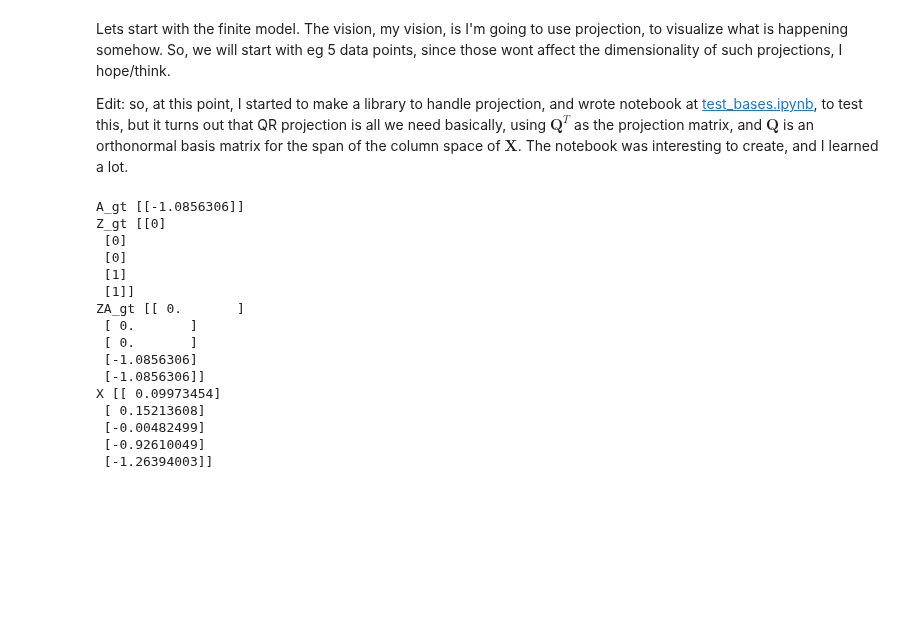
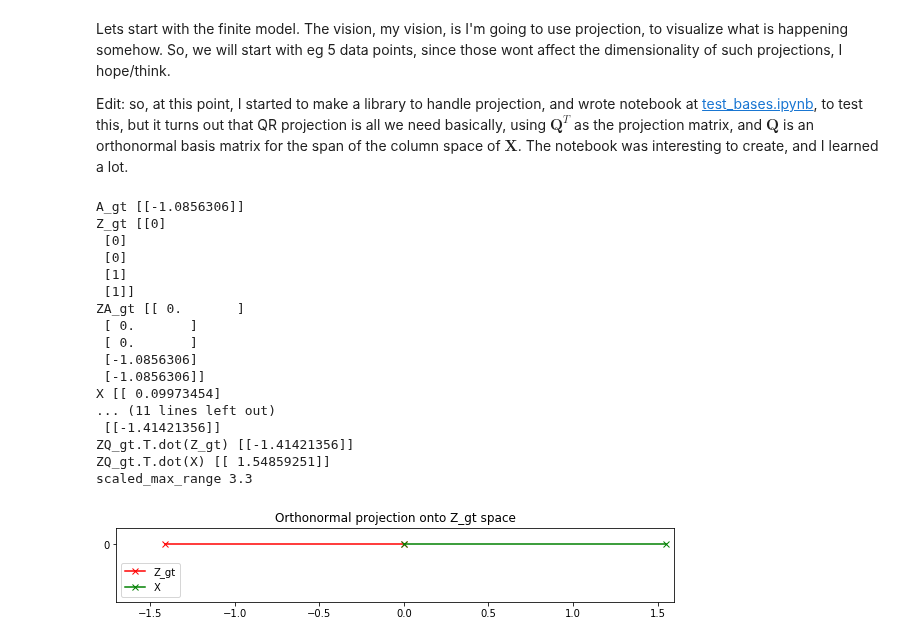
Before and after one commit to hughperkins/selfstudy-IBP, a Jupyter notebook: play_likelihood_attempt2.ipynb, the cells around one changed output. Saved outputs shown, nothing was run; the diff lists cells and outputs as text; code cells hidden in the pictures; blank space fills up the shorter version.

```diff
--- a/play_likelihood_attempt2.ipynb
+++ b/play_likelihood_attempt2.ipynb
@@ -8,6 +8,9 @@ Edit: so, at this point, I started to make a library to handle projection, and w
 import numpy as np
 import math
 import mylib
+import importlib
+importlib.reload(mylib)
+import matplotlib.pyplot as plt
 
 
 N = 5  # number data points
@@ -20,57 +23,50 @@ sigma_X = 0.1
 # use _gt postfix to denote 'ground truth'
 
 np.random.seed(123)
 A_gt = np.random.randn(K, D) * sigma_A
 print('A_gt', A_gt)
 
 Z_gt = np.random.choice(2, size=(N, K))
 print('Z_gt', Z_gt)
 
 ZA_gt = Z_gt.dot(A_gt)
 print('ZA_gt', ZA_gt)
 
 X = ZA_gt + np.random.randn(N, D) * sigma_X
 print('X', X)
 
 
-def get_orthonormal_basis(X):
-    """
-    we are going to calculate an orthonormal basis
-    for the columnspace of X
-    """
+ZQ_gt, ZR_gt = np.linalg.qr(Z_gt)
+print('ZQ_gt\n', ZQ_gt)
+print('ZR_gt\n', ZR_gt)
 
-    # first basis vector is simply normalized form of
-    # first column vector of X
-    # note: we are going to assume X columns are
-    # linearly independent for now
-    # B is basis
-    K = X.shape[1]
-    D = X.shape[0]
-    B = np.zeros((D, K), dtype=np.float32)
-    B[:, 0] = X[:, 0] / np.linalg.norm(X[:, 0])
-    for k in len(K):
-        if k == 0:
-            continue
-        b_unnorm = X[:, k]
-        for k2 in range(k):
-            b_proj_k2 = b_unnorm.dot(B[:, k2])
-            b_unnorm -= b_proj_k2
-        b_norm = b_unnorm / np.linalg.norm(b_unnorm)
-        B[:, k] = b_norm
+print('ZQ_gt.T.dot(Z_gt)', ZQ_gt.T.dot(Z_gt))
+print('ZQ_gt.T.dot(X)', ZQ_gt.T.dot(X))
+mylib.proportional_axes(xlim=[-1.7, 1.6], ylim=[-0.35, 0.1])
+plt.plot([0, ZQ_gt.T.dot(Z_gt)], [0, 0], 'r-x', label='Z_gt')
+plt.plot([0, ZQ_gt.T.dot(X)], [0, 0], 'g-x', label='X')
+# plt.plot([0], ZQ_gt.T.dot(Z_gt))
+# mylib.plot_vector(ZQ_gt.T.dot(Z_gt))
+# mylib.plot_vector(ZQ_gt.T.dot(X))
+plt.title('Orthonormal projection onto Z_gt space')
+plt.legend()
+plt.show()
 # %% [output]
 A_gt [[-1.0856306]]
 Z_gt [[0]
  [0]
  [0]
  [1]
  [1]]
 ZA_gt [[ 0.       ]
  [ 0.       ]
  [ 0.       ]
  [-1.0856306]
  [-1.0856306]]
 X [[ 0.09973454]
- [ 0.15213608]
- [-0.00482499]
- [-0.92610049]
- [-1.26394003]]
+... (11 lines left out)
+ [[-1.41421356]]
+ZQ_gt.T.dot(Z_gt) [[-1.41421356]]
+ZQ_gt.T.dot(X) [[ 1.54859251]]
+scaled_max_range 3.3
+[figure, added]
```
Also changed, not shown: parts of 10 cells of this notebook, 1 other file.
